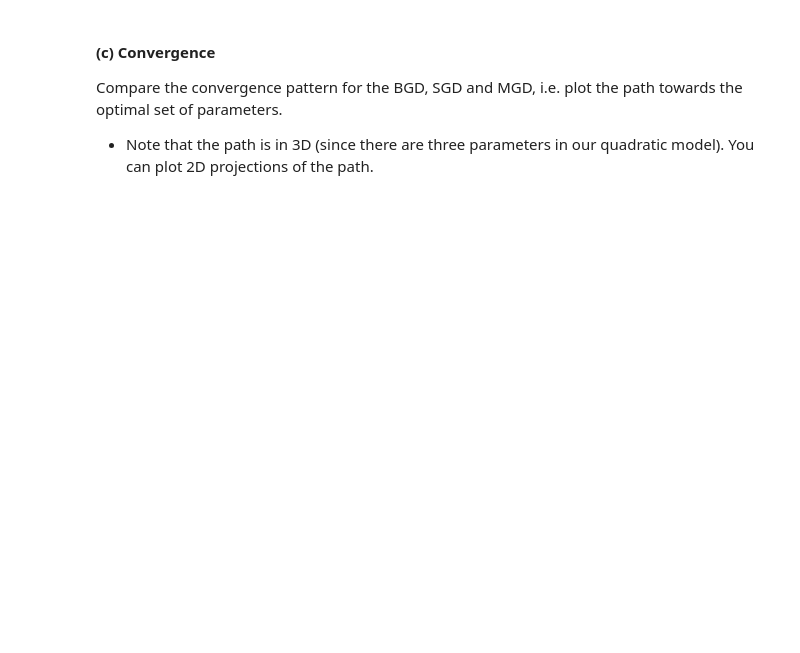
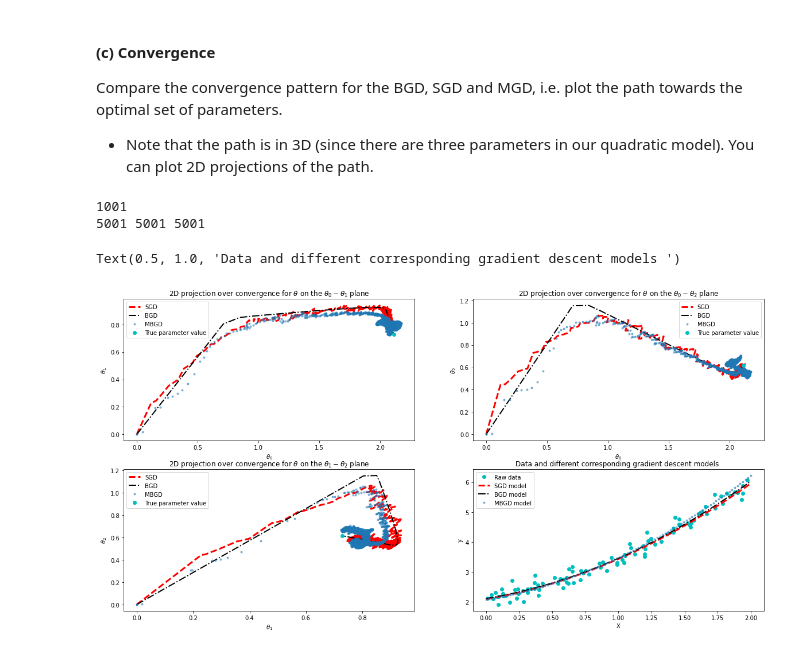
Before and after one commit to isakbr/tif285, a Jupyter notebook: doc/pub/ProblemSets/Set1/TIF285_ps1_extra_problems.ipynb, the cells around one changed output. Saved outputs shown, nothing was run; the diff lists cells and outputs as text; code cells hidden in the pictures; blank space fills up the shorter version.

```diff
--- a/doc/pub/ProblemSets/Set1/TIF285_ps1_extra_problems.ipynb
+++ b/doc/pub/ProblemSets/Set1/TIF285_ps1_extra_problems.ipynb
@@ -165 +212,20 @@ def SGD(theta,y,x,n,neta = 0.02):
+# %%
+
+def der_cost_function(y,X_d,theta, n = len(X)):
+    """
+    Returns the derivative of the cost function.
+    It can be analytically calculated to dC/dtheta = X_dT*(y-X_d*theta)
+    Here X_d is a [n x p] Matrix
+    """
+    Xt = X_d.T
+    dC = 2*np.matmul(Xt,(np.matmul(X_d,theta)-y))/n
+    return dC
+
+def GD(theta,y,X,eta = 0.1, n = len(X)):
+    """
+    Performs one iteration of gradient descent.
+    Returns new parametervalues theta calculated as
+    theta_new = theta-eta*dC/dtheta
+    """
+    return theta - eta*der_cost_function(y,X,theta,n)
 # %%
@@ -255,0 +362,58 @@ Compare the convergence pattern for the BGD, SGD and MGD, i.e. plot the path tow
+# %%
+def get_x_y_z(theta):
+    x = np.array([])
+    y = np.array([])
+    z = np.array([])
+    for i in range(len(theta)):
+        x = np.append(x,theta[i][0])
+        y = np.append(y,theta[i][1])
+        z = np.append(z,theta[i][2])
+    return x,y,z
+print(len(theta_bgd_l))
+x_sgd,y_sgd,z_sgd = get_x_y_z(theta_sgd_l)
+x_bgd,y_bgd,z_bgd = get_x_y_z(theta_bgd_l)
+x_mbgd,y_mbgd,z_mbgd = get_x_y_z(theta_mbgd_l)
+print(len(x_sgd),len(y_sgd),len(z_sgd))
+fig, axs = plt.subplots(2, 2, figsize=(20,10))
+x_true,y_true,z_true = 2.11228054, 0.72777588, 0.61621274
+axs[0, 0].plot(x_sgd, y_sgd,'r--',linewidth = 3, label = 'SGD')
+axs[0, 0].plot(x_bgd, y_bgd, 'k-.',linewidth=2, label = 'BGD')
+axs[0, 0].plot(x_mbgd, y_mbgd, '.',alpha = 0.5, label = 'MBGD')
+axs[0, 0].plot(x_true,y_true,'co', label = 'True parameter value')
+axs[0,0].legend(loc = 'best')
+axs[0, 0].set_xlabel('$\\theta_0$')
+axs[0, 0].set_ylabel('$\\theta_1$')
+axs[0, 0].set_title('2D projection over convergence for $\\theta$ on the $\\theta_0-\\theta_1$ plane')
+axs[0,1].plot(x_sgd,z_sgd,'r--',linewidth = 3, label = 'SGD')
+axs[0,1].plot(x_bgd,z_bgd,'k-.',linewidth=2, label = 'BGD')
+axs[0,1].plot(x_mbgd,z_mbgd,'.',alpha = 0.5, label = 'MBGD')
+axs[0, 1].plot(x_true,z_true,'co', label = 'True parameter value')
+axs[0, 1].legend(loc = 'best')
+axs[0, 1].set_xlabel('$\\theta_0$')
+axs[0, 1].set_ylabel('$\\theta_2$')
+axs[0, 1].set_title('2D projection over convergence for $\\theta$ on the $\\theta_0-\\theta_2$ plane')
+axs[1,0].plot(y_sgd,z_sgd,'r--',linewidth = 3, label = 'SGD')
+axs[1,0].plot(y_bgd,z_bgd,'k-.',linewidth=2, label = 'BGD')
+axs[1,0].plot(y_mbgd,z_mbgd,'.',alpha = 0.5, label = 'MBGD')
+axs[1, 0].plot(y_true,z_true,'co', label = 'True parameter value')
+axs[1, 0].legend(loc = 'best')
+axs[1, 0].set_xlabel('$\\theta_1$')
+axs[1, 0].set_ylabel('$\\theta_2$')
+axs[1, 0].set_title('2D projection over convergence for $\\theta$ on the $\\theta_1-\\theta_2$ plane')
+axs[1,1].plot(X,y,'co', label = 'Raw data')
+x = np.linspace(0,2,100)
+y_sgd = theta_sgd[0]+x*theta_sgd[1]+x**2*theta_sgd[2]
+axs[1,1].plot(x,y_sgd,'r--',linewidth =3, label='SGD model')
+y_bgd = theta_bgd[0]+x*theta_bgd[1]+x**2*theta_bgd[2]
+axs[1,1].plot(x,y_bgd,'k-.', linewidth =2, label = 'BGD model')
+y_mbgd = theta_mbgd[0]+x*theta_mbgd[1]+x**2*theta_mbgd[2]
+axs[1,1].plot(x,y_mbgd,'.', alpha = 0.5, label = 'MBGD model')
+axs[1,1].legend(loc = 'best')
+axs[1,1].set_xlabel('X')
+axs[1,1].set_ylabel('y')
+axs[1, 1].set_title('Data and different corresponding gradient descent models ')
+# %% [output]
+1001
+5001 5001 5001
+Text(0.5, 1.0, 'Data and different corresponding gradient descent models ')
+[figure, added]
```
Also changed, not shown: parts of 11 cells of this notebook, 11 other files.
